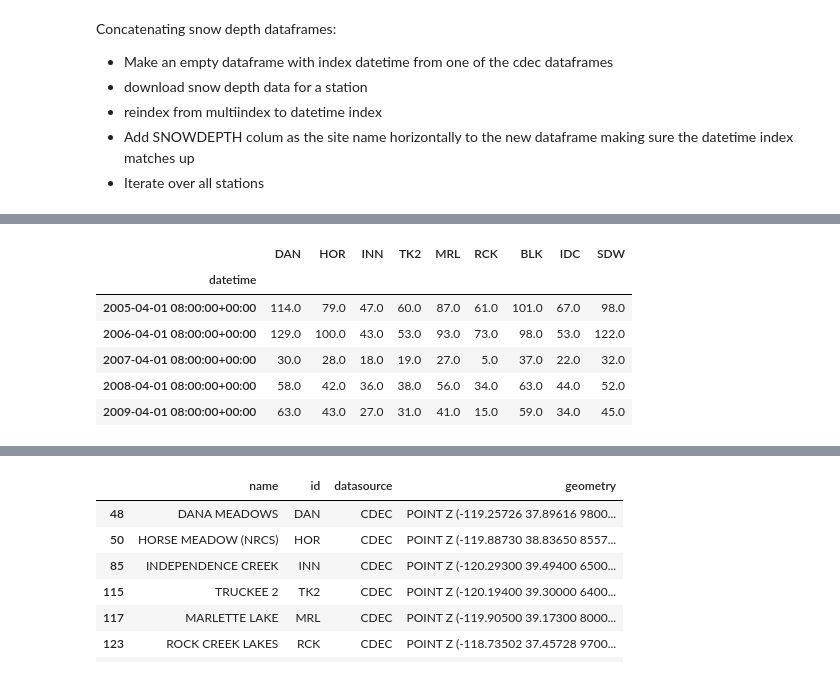
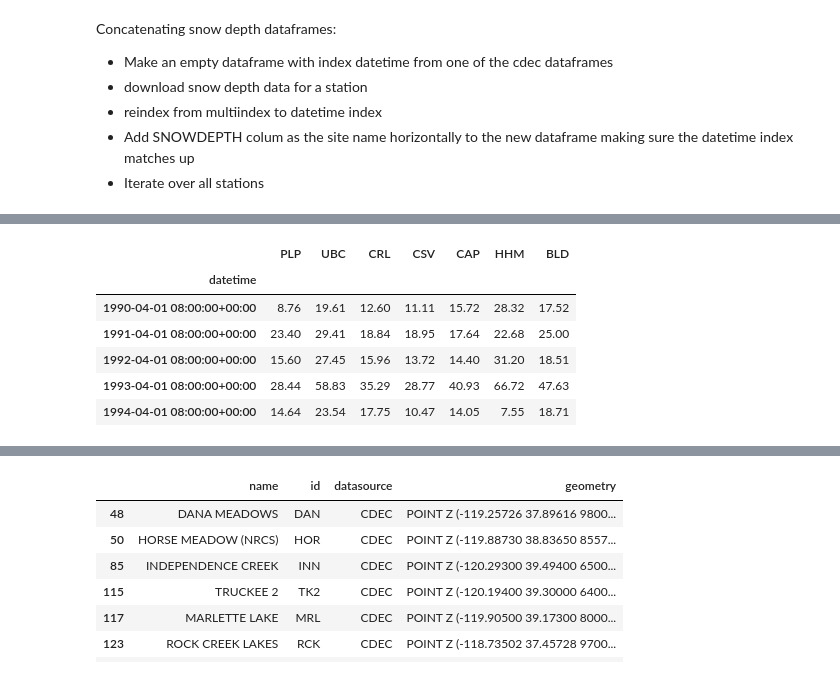
Before and after one commit to bessoh2/correlated-domains, a Jupyter notebook: notebooks/cdec_access.ipynb, the cells around one changed output, grey strips where cells are left out. Cells and saved outputs as stored; diff of their text form; code cells hidden in the pictures.

```diff
--- a/notebooks/cdec_access.ipynb
+++ b/notebooks/cdec_access.ipynb
@@ -90,32 +97,32 @@ else:
 # %%
-pkl_fn = '../data/cdec/cdec_depth.pkl'
+pkl_fn = '../data/cdec/cdec_swe.pkl'
 
 if os.path.exists(pkl_fn):
-    cdec_depth = pickle.load(open(pkl_fn, 'rb'))
+    cdec_swe = pickle.load(open(pkl_fn, 'rb'))
 else:
     # Create a new empty dataframe with the TUM datetime index:
-    cdec_depth = pd.DataFrame()
-    cdec_depth.index = pd.DatetimeIndex(data=dan_depth.index)
+    cdec_swe = pd.DataFrame()
+    cdec_swe.index = pd.DatetimeIndex(data=dan_swe.index)
 
-    # Iteratively download all the data and add the SNOWDEPTH column to the snwd_df:
+    # Iteratively download all the data and add the SWE column to the snwd_df:
     for i in range(len(cdec_locations)):
         cdec_point = CDECPointData(cdec_locations.id.values[i], cdec_locations.id.values[i])
-        point_depth = cdec_point.get_daily_data(
-            datetime(2003,3,1), datetime(2023,4,2),
-            [cdec_point.ALLOWED_VARIABLES.SNOWDEPTH]
+        point_swe = cdec_point.get_daily_data(
+            datetime(1990,3,1), datetime(2023,4,2),
+            [cdec_point.ALLOWED_VARIABLES.SWE]
         )
-        if point_depth is not None:
-            point_depth = point_depth.reset_index()
-            point_depth = point_depth.set_index('datetime')
-            point_depth = point_depth.drop(columns={'site','geometry','SNOWDEPTH_units','datasource'})
-            point_depth = point_depth.rename(columns={'SNOWDEPTH':f'{cdec_locations.id.values[i]}'})
-            cdec_depth = pd.concat((cdec_depth, point_depth), axis=1)
-            #cdec_depth[f'{cdec_locations.id.values[i]}'] = point_depth['SNOWDEPTH']
+        if point_swe is not None:
+            point_swe = point_swe.reset_index()
+            point_swe = point_swe.set_index('datetime')
+            point_swe = point_swe.drop(columns={'site','geometry','SWE_units','datasource'})
+            point_swe = point_swe.rename(columns={'SWE':f'{cdec_locations.id.values[i]}'})
+            cdec_swe = pd.concat((cdec_swe, point_swe), axis=1)
+            #cdec_swe[f'{cdec_locations.id.values[i]}'] = point_swe['SWE']
 
         else:
             continue
-    cdec_depth.to_pickle(pkl_fn)
+    cdec_swe.to_pickle(pkl_fn)
 # %%
-cdec_snwd_april1 = cdec_depth.loc[cdec_depth.index.month == 4]
-cdec_snwd_april1 = cdec_snwd_april1.loc[cdec_snwd_april1.index.day == 1]
-cdec_snwd_april1_nan = cdec_snwd_april1.dropna(axis=1)
+cdec_swe_april1 = cdec_swe.loc[cdec_swe.index.month == 4]
+cdec_swe_april1 = cdec_swe_april1.loc[cdec_swe_april1.index.day == 1]
+cdec_swe_april1_nan = cdec_swe_april1.dropna(axis=1)
@@ -122,10 +137,10 @@ cdec_snwd_april1_nan = cdec_snwd_april1.dropna(axis=1)
 # %%
-cdec_snwd_april1_nan.head()
+cdec_swe_april1_nan.head()
 # %% [output]
-|  | DAN | HOR | INN | TK2 | MRL | RCK | BLK | IDC | SDW |
-| datetime |  |  |  |  |  |  |  |  |  |
-| 2005-04-01 08:00:00+00:00 | 114.0 | 79.0 | 47.0 | 60.0 | 87.0 | 61.0 | 101.0 | 67.0 | 98.0 |
-| 2006-04-01 08:00:00+00:00 | 129.0 | 100.0 | 43.0 | 53.0 | 93.0 | 73.0 | 98.0 | 53.0 | 122.0 |
-| 2007-04-01 08:00:00+00:00 | 30.0 | 28.0 | 18.0 | 19.0 | 27.0 | 5.0 | 37.0 | 22.0 | 32.0 |
-| 2008-04-01 08:00:00+00:00 | 58.0 | 42.0 | 36.0 | 38.0 | 56.0 | 34.0 | 63.0 | 44.0 | 52.0 |
-| 2009-04-01 08:00:00+00:00 | 63.0 | 43.0 | 27.0 | 31.0 | 41.0 | 15.0 | 59.0 | 34.0 | 45.0 |
+|  | PLP | UBC | CRL | CSV | CAP | HHM | BLD |
+| datetime |  |  |  |  |  |  |  |
+| 1990-04-01 08:00:00+00:00 | 8.76 | 19.61 | 12.60 | 11.11 | 15.72 | 28.32 | 17.52 |
+| 1991-04-01 08:00:00+00:00 | 23.40 | 29.41 | 18.84 | 18.95 | 17.64 | 22.68 | 25.00 |
+| 1992-04-01 08:00:00+00:00 | 15.60 | 27.45 | 15.96 | 13.72 | 14.40 | 31.20 | 18.51 |
+| 1993-04-01 08:00:00+00:00 | 28.44 | 58.83 | 35.29 | 28.77 | 40.93 | 66.72 | 47.63 |
+| 1994-04-01 08:00:00+00:00 | 14.64 | 23.54 | 17.75 | 10.47 | 14.05 | 7.55 | 18.71 |
```
Also changed, not shown: parts of 13 cells of this notebook, 2 other files.
